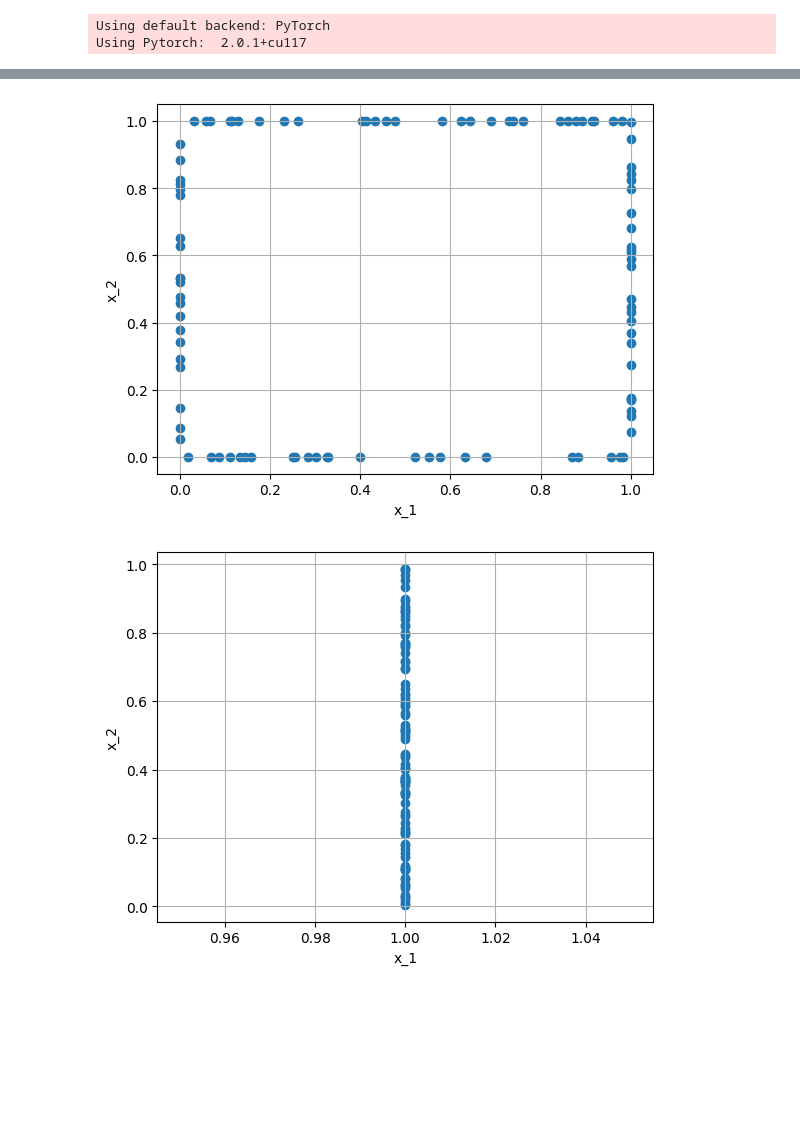
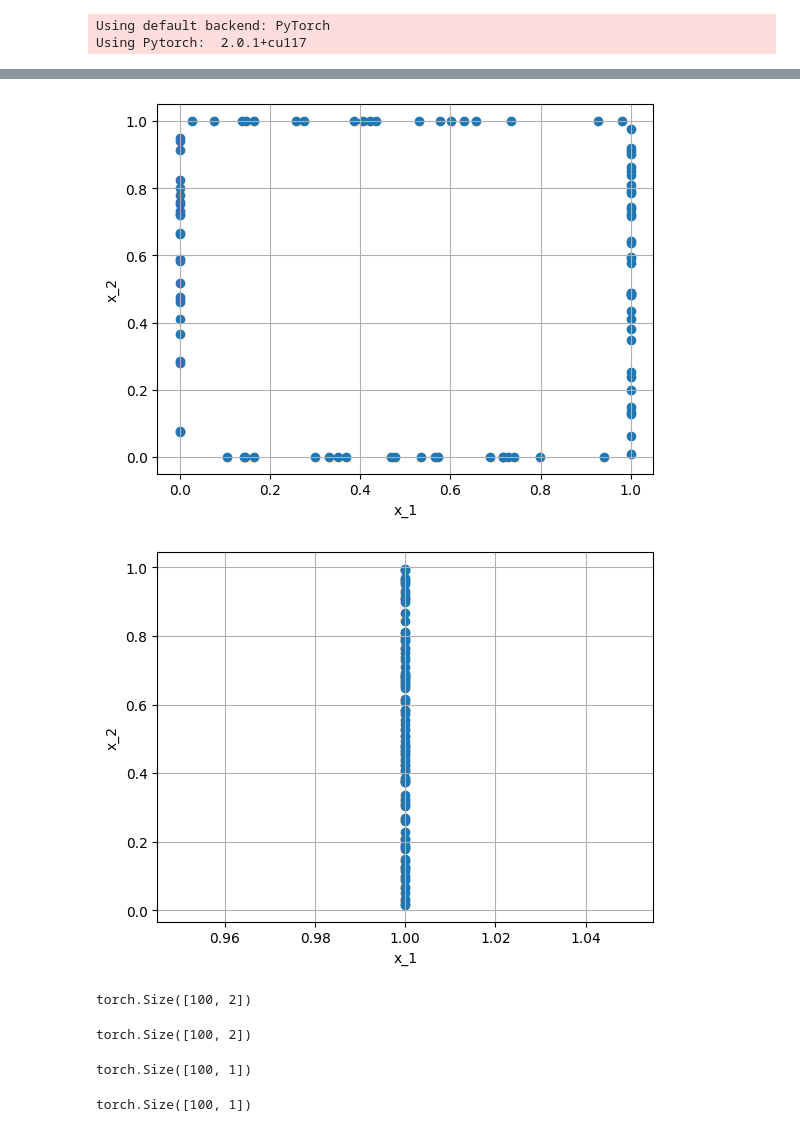
Before and after one commit to praksharma/DeepINN, a Jupyter notebook: Tutorials/2. Fully connected/1. FullyConnected.ipynb, the cells around one changed output, grey strips where cells are left out. Drawn from its saved outputs; the diff is of its cells as text; code cells hidden in the pictures; blank space fills up the shorter version.

Commit message:
Dirichlet BC fully implemented

```diff
--- a/Tutorials/2. Fully connected/1. FullyConnected.ipynb
+++ b/Tutorials/2. Fully connected/1. FullyConnected.ipynb
@@ -21,9 +21,41 @@ dp.utils.scatter(X, left_boundary)
 # %%
-bc_points = dp.constraint.DirichletBC(R, "random", 100)
-bc_points_right = dp.constraint.DirichletBC(R, "random", 100, lambda x: x[:,0]==1.0)
+# bc without filter
+bc_points = dp.constraint.DirichletBC(geom = R,
+                                    function = lambda X: X[:,0]**2,
+                                    sampling_strategy = "random",
+                                    no_points = 100 )
+# bc with filter
+bc_points_right = dp.constraint.DirichletBC(geom = R,
+                                            function = lambda X: X[:,0]**2,
+                                            sampling_strategy = "random",
+                                            no_points = 100,
+                                            filter_fn = lambda x: x[:,0]==1.0 )
 # %%
-dp.utils.scatter(X, bc_points.sample_points())
-dp.utils.scatter(X, bc_points_right.sample_points())
+dp.utils.scatter(X, bc_points.sampler_object())
+dp.utils.scatter(X, bc_points_right.sampler_object())
 # %% [output]
-[figure, old version]
+[figure, new version]
-[figure, old version]
+[figure, new version]
+# %%
+# manually sample points
+bc_points_sampled = bc_points.sampler_object().sample_points().as_tensor
+bc_points_sampled.size()
+# %% [output]
+torch.Size([100, 2])
+# %%
+bc_points_right_sampled = bc_points_right.sampler_object().sample_points().as_tensor
+bc_points_right_sampled.size()
+# %% [output]
+torch.Size([100, 2])
+# %%
+# Sample BC labels
+# unsqueeze adds a dimension to resulting tensor of size [100]
+bc_points_sampled_labels = bc_points.sample_labels(bc_points_sampled).unsqueeze(1)
+bc_points_sampled_labels.size()
+# %% [output]
+torch.Size([100, 1])
+# %%
+bc_points_sampled_right_labels = bc_points_right.sample_labels(bc_points_right_sampled).unsqueeze(1)
+bc_points_sampled_right_labels.size()
+# %% [output]
+torch.Size([100, 1])
```
Also changed, not shown: parts of 3 cells of this notebook, 1 other file.
